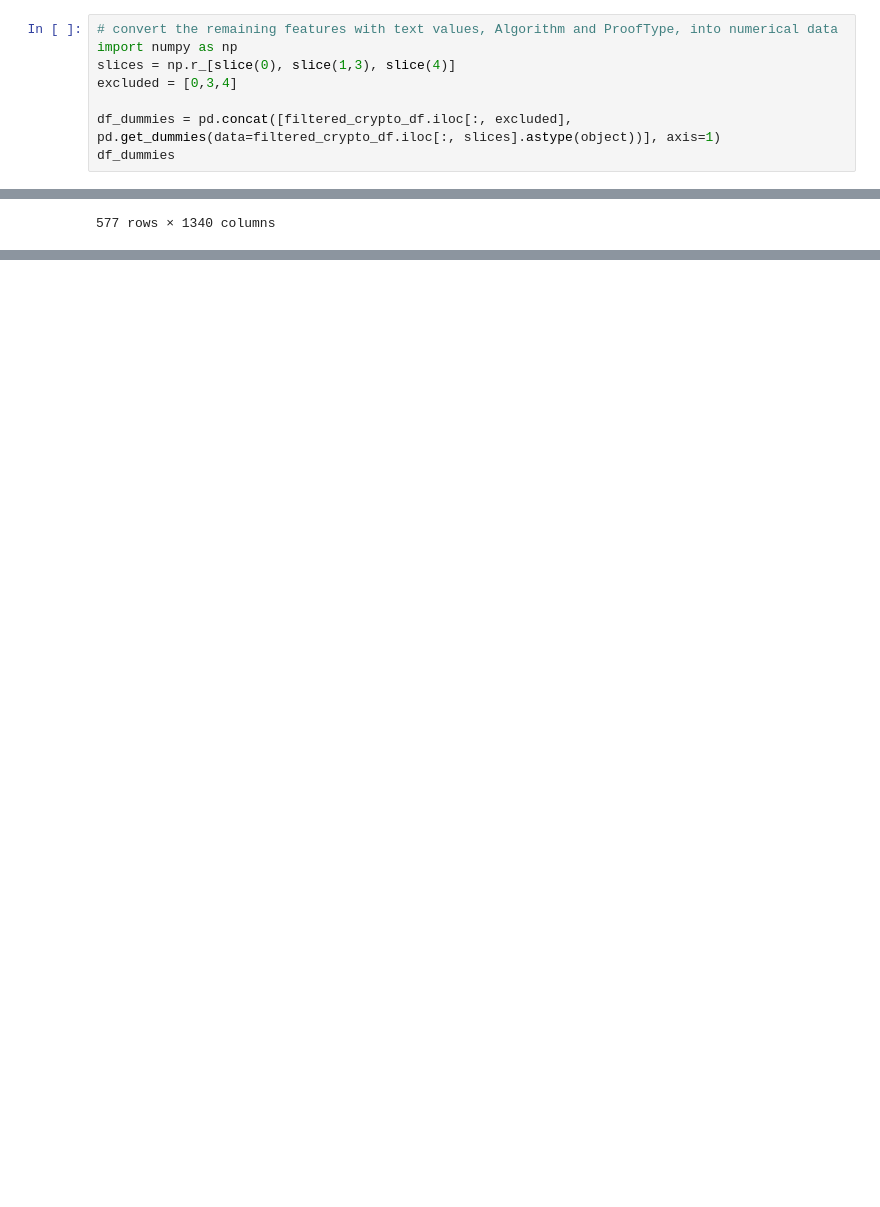
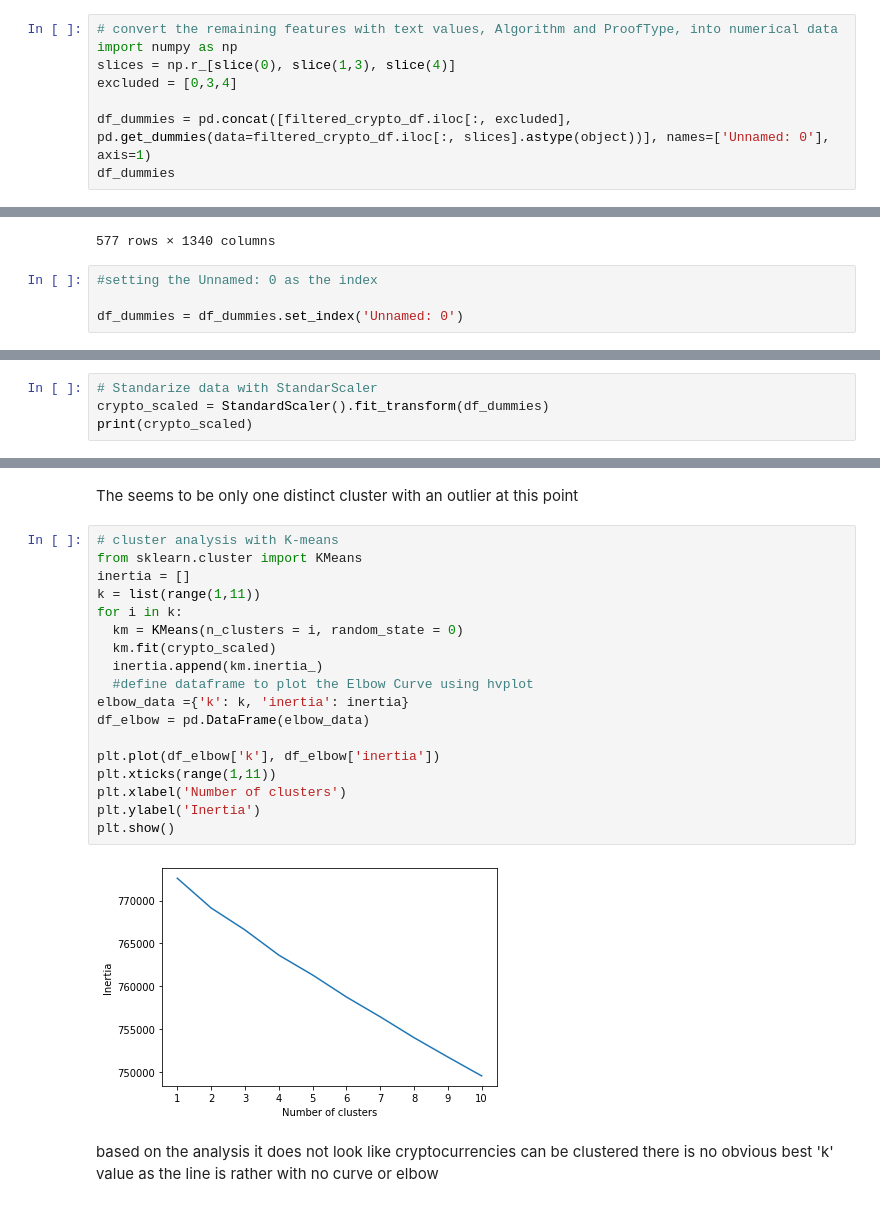
Before and after one commit to couma-dev/Unsupervised-Machine-Learning-Challenge, a Jupyter notebook: Unsupervised-Learning.ipynb, the cells around one changed output, grey strips where cells are left out. Saved outputs shown, nothing was run; the diff lists cells and outputs as text; blank space fills up the shorter version.

```diff
--- a/Unsupervised-Learning.ipynb
+++ b/Unsupervised-Learning.ipynb
@@ -94,7 +94,7 @@ import numpy as np
 slices = np.r_[slice(0), slice(1,3), slice(4)]
 excluded = [0,3,4]
 
-df_dummies = pd.concat([filtered_crypto_df.iloc[:, excluded], pd.get_dummies(data=filtered_crypto_df.iloc[:, slices].astype(object))], axis=1)
+df_dummies = pd.concat([filtered_crypto_df.iloc[:, excluded], pd.get_dummies(data=filtered_crypto_df.iloc[:, slices].astype(object))], names=['Unnamed: 0'], axis=1)
 df_dummies
 # %% [output]
 |  | Unnamed: 0 | TotalCoinsMined | TotalCoinSupply | Algorithm_1GB AES Pattern Search | Algorithm_536 | Algorithm_Argon2d | ... |
@@ -110,3 +110,7 @@ df_dummies
 | 1247 | XBC | 1.283270e+05 | 1000000 | 0 | 0 | 0 | ... |
 | 1248 | DVTC | 2.149121e+07 | 100000000 | 0 | 0 | 0 | ... |
 577 rows × 1340 columns
+# %%
+#setting the Unnamed: 0 as the index
+
+df_dummies = df_dummies.set_index('Unnamed: 0')
@@ -112,0 +119,4 @@ df_dummies
+# %%
+# Standarize data with StandarScaler
+crypto_scaled = StandardScaler().fit_transform(df_dummies)
+print(crypto_scaled)
@@ -112,0 +205,24 @@ df_dummies
+# %% [markdown]
+The seems to be only one distinct cluster with an outlier at this point
+# %%
+# cluster analysis with K-means
+from sklearn.cluster import KMeans
+inertia = []
+k = list(range(1,11))
+for i in k:
+  km = KMeans(n_clusters = i, random_state = 0)
+  km.fit(crypto_scaled)
+  inertia.append(km.inertia_)
+  #define dataframe to plot the Elbow Curve using hvplot
+elbow_data ={'k': k, 'inertia': inertia}
+df_elbow = pd.DataFrame(elbow_data)
+
+plt.plot(df_elbow['k'], df_elbow['inertia'])
+plt.xticks(range(1,11))
+plt.xlabel('Number of clusters')
+plt.ylabel('Inertia')
+plt.show()
+# %% [output]
+[figure, added]
+# %% [markdown]
+based on the analysis it does not look like cryptocurrencies can be clustered there is no obvious best 'k' value as the line is rather with no curve or elbow
```
Also changed, not shown: parts of 14 cells of this notebook.
